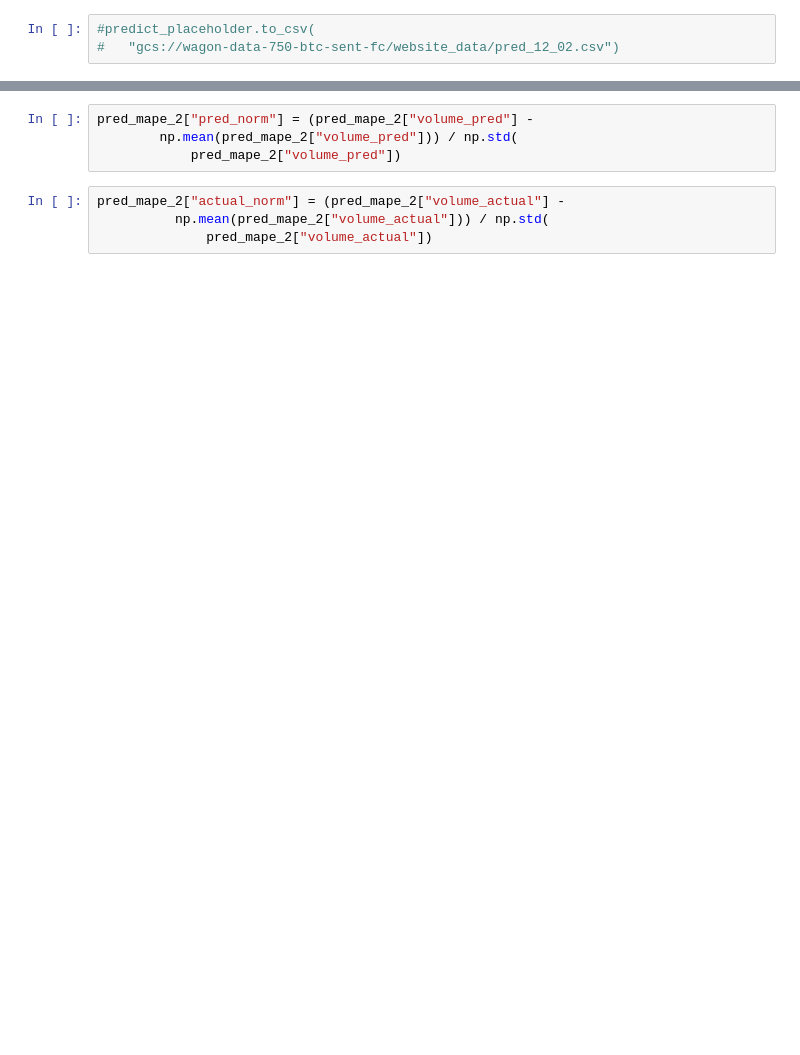
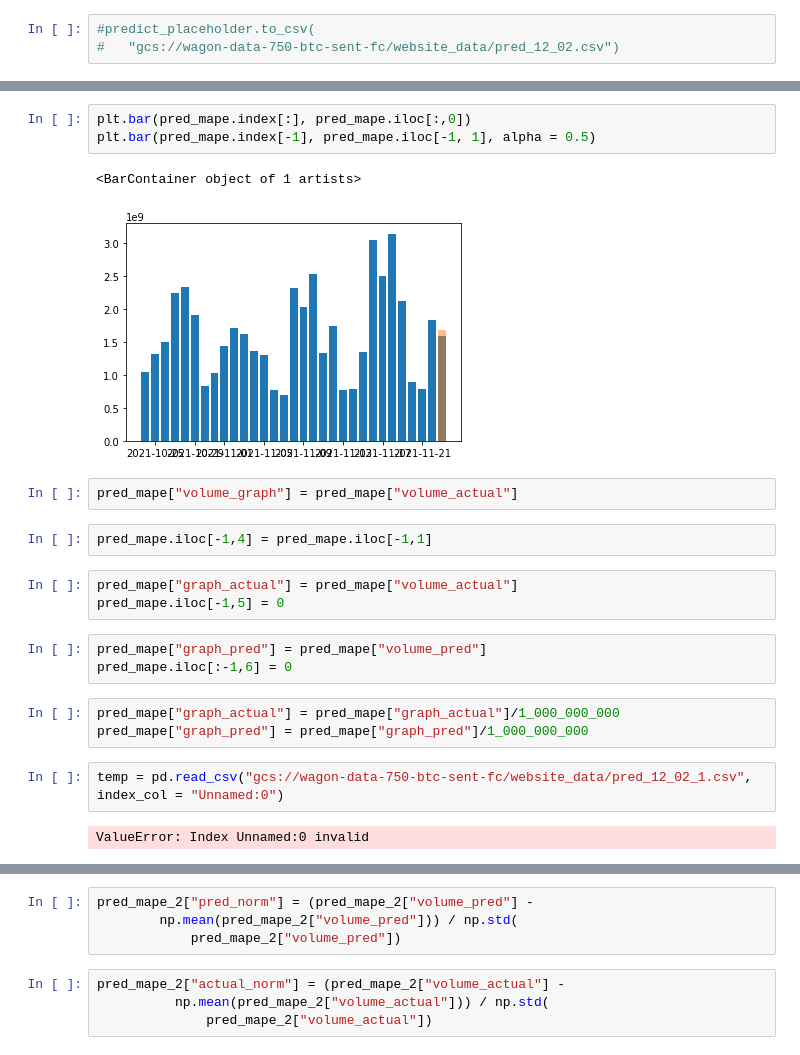
Before and after one commit to michelangelo89/btc_sent_fc, a Jupyter notebook: notebooks/ss_post_proc.ipynb, the cells around one changed output, grey strips where cells are left out. Cells and saved outputs as stored; diff of their text form; blank space fills up the shorter version.

```diff
--- a/notebooks/ss_post_proc.ipynb
+++ b/notebooks/ss_post_proc.ipynb
@@ -538,0 +527,23 @@ pred_mape_2["volume_pred"] = reverse
+# %%
+plt.bar(pred_mape.index[:], pred_mape.iloc[:,0])
+plt.bar(pred_mape.index[-1], pred_mape.iloc[-1, 1], alpha = 0.5)
+# %% [output]
+<BarContainer object of 1 artists>
+[figure, added]
+# %%
+pred_mape["volume_graph"] = pred_mape["volume_actual"]
+# %%
+pred_mape.iloc[-1,4] = pred_mape.iloc[-1,1]
+# %%
+pred_mape["graph_actual"] = pred_mape["volume_actual"]
+pred_mape.iloc[-1,5] = 0
+# %%
+pred_mape["graph_pred"] = pred_mape["volume_pred"]
+pred_mape.iloc[:-1,6] = 0
+# %%
+pred_mape["graph_actual"] = pred_mape["graph_actual"]/1_000_000_000
+pred_mape["graph_pred"] = pred_mape["graph_pred"]/1_000_000_000
+# %%
+temp = pd.read_csv("gcs://wagon-data-750-btc-sent-fc/website_data/pred_12_02_1.csv", index_col = "Unnamed:0")
+# %% [output]
+ValueError: Index Unnamed:0 invalid
```
Also changed, not shown: parts of 117 cells of this notebook.
